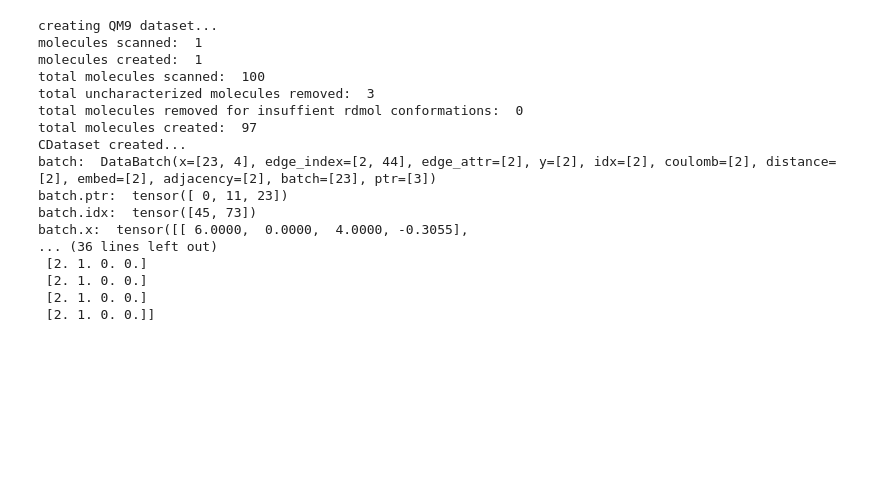
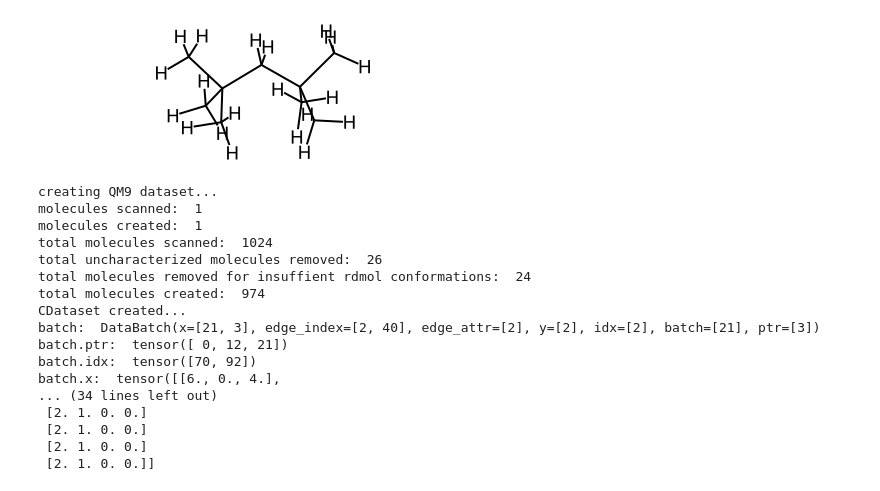
Before and after one commit to icanswim/qchem, a Jupyter notebook: experiment.ipynb, the cells around one changed output. Saved outputs shown, nothing was run; the diff lists cells and outputs as text; code cells hidden in the pictures; blank space fills up the shorter version.

```diff
--- a/experiment.ipynb
+++ b/experiment.ipynb
@@ -189,7 +225,13 @@ Data(x=[5, 11], edge_index=[2, 8], edge_attr=[8, 4], y=[1, 19], pos=[5, 3], idx=
+# %%
+#longest molecule
+qm9.ds[li].rdmol
+# %% [output]
+[figure, added]
 # %%
 #example creating preprocessed cosmosis/qchem QM9 dataset augmented with
-#rdkit mol data (1.7 GB, 133,885 molecules)
+#rdkit mol data (2.7 GB, 133,885 molecules)
 #the preprocessing can be greedy or thrifty to optimize speed or memory
+#here we are exploring the dataloader and batching
 
 qm9_features = ['A','B','C','mu','alpha','homo','lumo', 'gap','r2','zpve',
                 'U0','U','H','G','Cv','qm9_n_atoms','qm9_block','qm9_atom_type',
@@ -209,15 +251,15 @@ ds_params = {'train_params': {'input_dict': {'model_input': {'x': [
                                                                    'atomic_number',
                                                                    'aromatic',
                                                                    'degree',
-                                                                   'mulliken',
+                                                                   #'mulliken',
                                                                   ],
                                                              'idx': ['idx'],
                                                              'edge_index': ['edge_indices'],
                                                              'edge_attr': ['edge_attr'],
-                                                             'coulomb': ['coulomb'],
-                                                             'distance': ['distance'],
-                                                             'embed': ['hybridization','chirality'],
-                                                             'adjacency': ['adjacency'],
+                                                             #'coulomb': ['coulomb'],
+                                                             #'distance': ['distance'],
+                                                             #'embed': ['hybridization','chirality'],
+                                                             #'adjacency': ['adjacency'],
                                                              #'mulliken': ['mulliken'],
                                                             },
                                              'criterion_input': {'y': ['U0']}},
@@ -229,17 +271,18 @@ ds_params = {'train_params': {'input_dict': {'model_input': {'x': [
                                              'degree': [ExpandN(1), AsTensor()],
                                              'edge_indices': [AsTensor()],
                                              'mulliken': [ExpandN(1), AsTensor()],
-                                             'coulomb': [],
+                                             'coulomb': [AsTensor()],
                                              'distance': [],
                                              'adjacency': [],
                                              'idx': [AsTensor()],
                                              'U0': [AsTensor()],
                                             },
                               #'filter_on': ('n_atoms','<','10'),
-                              'n': 100, #non-random subset for testing,
-                              #'use_pickle': 'qm9_full_ds_0_conf', #use pickle if exists otherwise create
-                              'n_conformers': 0,
+                              'n': 1000, #non-random subset for testing,
+                              #'use_pickle': 'qm9_10k_3_conf', #use pickle if exists otherwise create
+                              'n_conformers': 3,
                               'dict2data': True}}
+
 
 qm9 = QM9(**ds_params['train_params'])
 
@@ -262,16 +305,16 @@ print('pgds[1].edge_attr: ', qm9[1].edge_attr)
 creating QM9 dataset...
 molecules scanned:  1
 molecules created:  1
-total molecules scanned:  100
-total uncharacterized molecules removed:  3
-total molecules removed for insuffient rdmol conformations:  0
-total molecules created:  97
+total molecules scanned:  1024
+total uncharacterized molecules removed:  26
+total molecules removed for insuffient rdmol conformations:  24
+total molecules created:  974
 CDataset created...
-batch:  DataBatch(x=[23, 4], edge_index=[2, 44], edge_attr=[2], y=[2], idx=[2], coulomb=[2], distance=[2], embed=[2], adjacency=[2], batch=[23], ptr=[3])
-batch.ptr:  tensor([ 0, 11, 23])
-batch.idx:  tensor([45, 73])
-batch.x:  tensor([[ 6.0000,  0.0000,  4.0000, -0.3055],
-... (36 lines left out)
+batch:  DataBatch(x=[21, 3], edge_index=[2, 40], edge_attr=[2], y=[2], idx=[2], batch=[21], ptr=[3])
+batch.ptr:  tensor([ 0, 12, 21])
+batch.idx:  tensor([70, 92])
+batch.x:  tensor([[6., 0., 4.],
+... (34 lines left out)
  [2. 1. 0. 0.]
  [2. 1. 0. 0.]
  [2. 1. 0. 0.]
```
Also changed, not shown: parts of 14 cells of this notebook, 2 other files.
